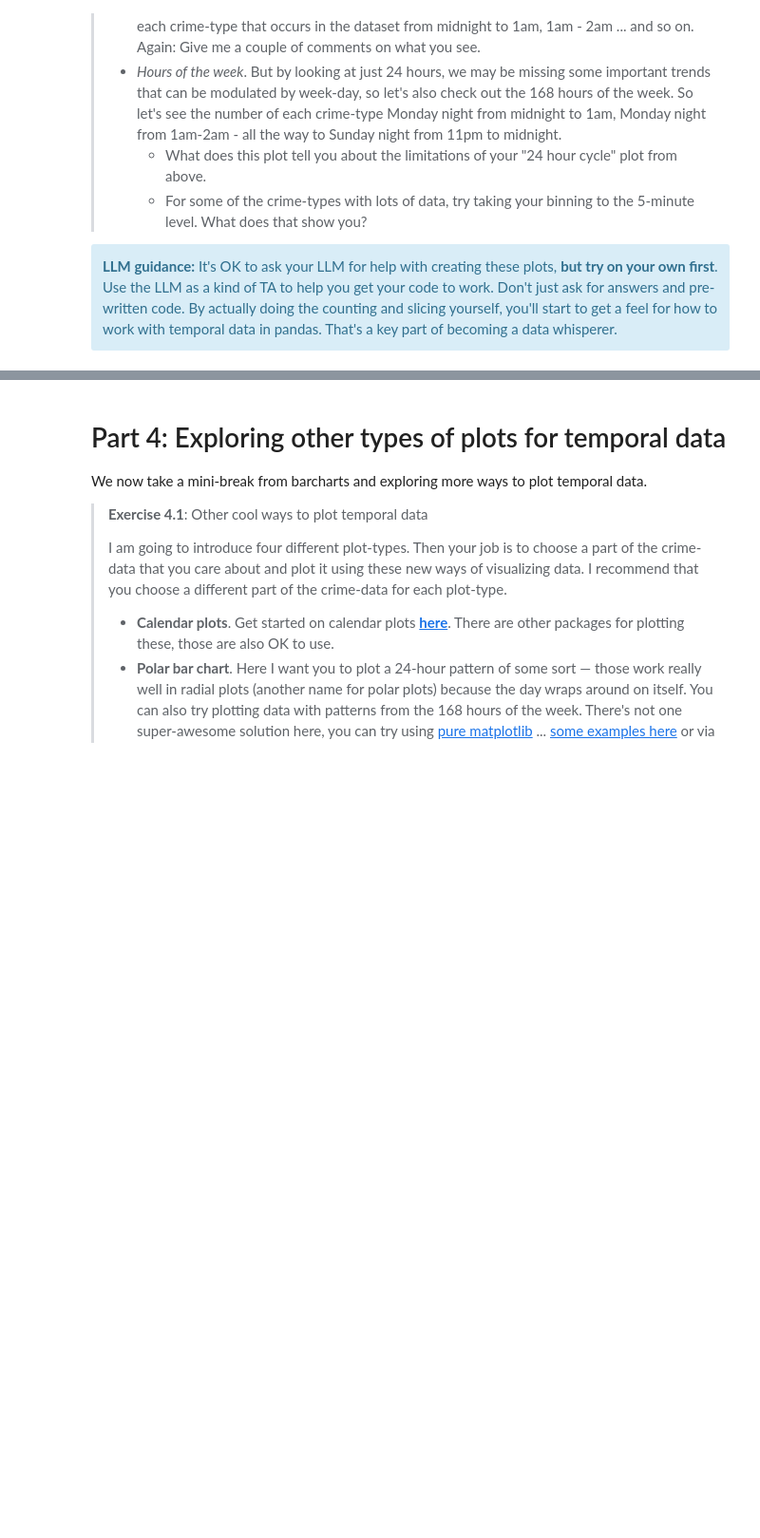
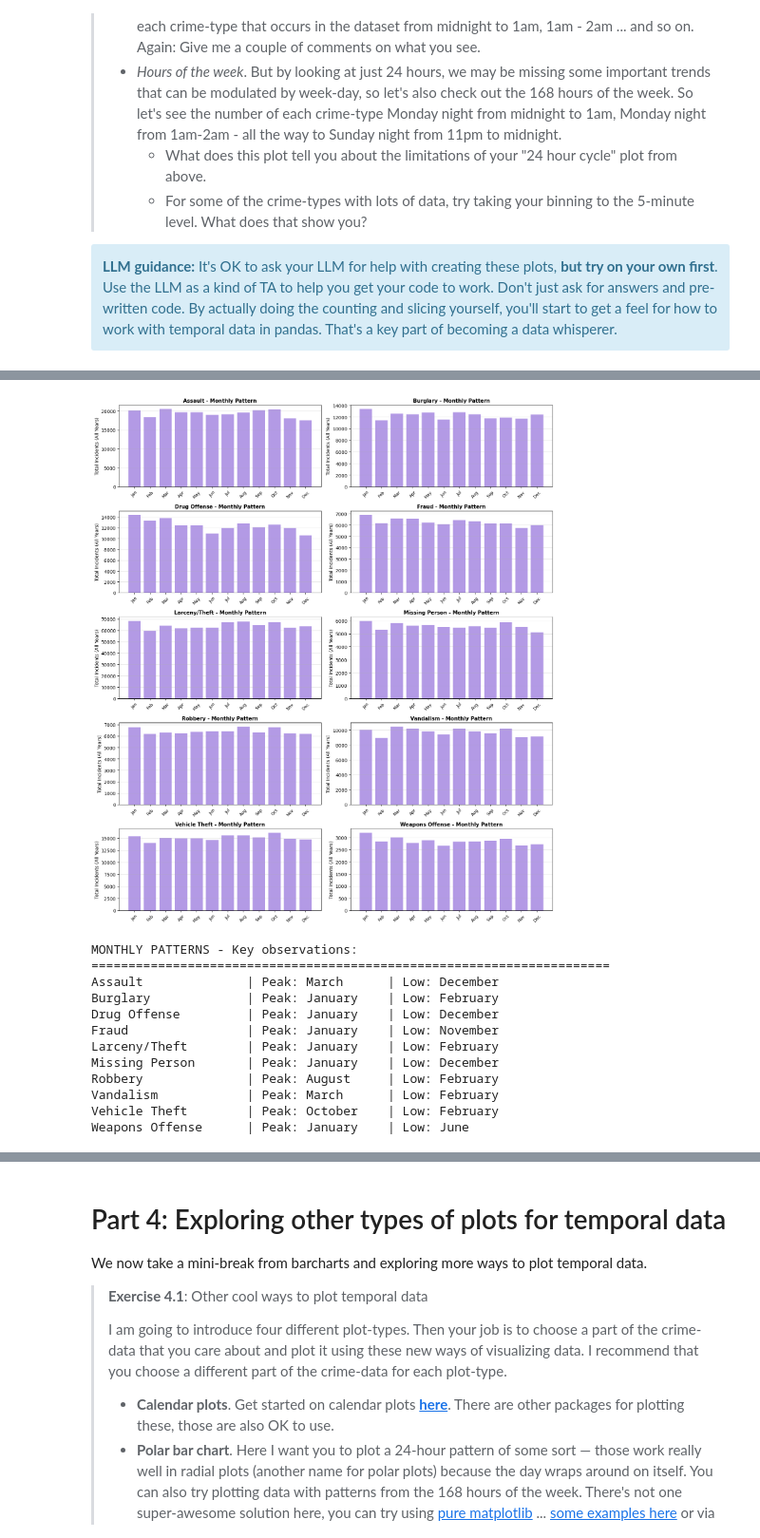
Before and after one commit to NumanBashir/02806-Social-Data-and-Visualization, a Jupyter notebook: Week2/Week2.ipynb, the cells around one changed output, grey strips where cells are left out. Shown at 95% size. Saved outputs shown, nothing was run; the diff lists cells and outputs as text; code cells hidden in the pictures; blank space fills up the shorter version.

```diff
--- a/Week2/Week2.ipynb
+++ b/Week2/Week2.ipynb
@@ -646,0 +1086,50 @@ Let's use our new mega dataset to look for interesting patterns in the big crime
+# %%
+# MONTHLY PATTERNS
+# Count crimes by month, ignoring year variation
+
+monthly_counts = merged_data.groupby(['Month', 'Month_Name', 'Crime_Type']).size().reset_index(name='Count')
+
+fig, axes = plt.subplots(5, 2, figsize=(14, 16))
+axes = axes.flatten()
+
+month_order = ['January', 'February', 'March', 'April', 'May', 'June',
+               'July', 'August', 'September', 'October', 'November', 'December']
+
+for idx, crime_type in enumerate(crime_types):
+    ax = axes[idx]
+    crime_data = monthly_counts[monthly_counts['Crime_Type'] == crime_type]
+    crime_data = crime_data.sort_values('Month')
+
+    bars = ax.bar(range(len(crime_data)), crime_data['Count'], color='mediumpurple', alpha=0.7)
+    ax.set_xticks(range(len(crime_data)))
+    ax.set_xticklabels([m[:3] for m in crime_data['Month_Name']], fontsize=9, rotation=45)
+    ax.set_title(f'{crime_type} - Monthly Pattern', fontsize=11, fontweight='bold')
+    ax.set_ylabel('Total Incidents (All Years)')
+    ax.grid(True, alpha=0.3, axis='y')
+
+plt.tight_layout()
+plt.savefig('temporal_3_monthly_patterns.png', dpi=150, bbox_inches='tight')
+plt.show()
+
+print("\nMONTHLY PATTERNS - Key observations:")
+print("=" * 70)
+for crime_type in crime_types:
+    crime_data = monthly_counts[monthly_counts['Crime_Type'] == crime_type]
+    crime_data_sorted = crime_data.sort_values('Count', ascending=False)
+    max_month = crime_data_sorted.iloc[0]['Month_Name']
+    min_month = crime_data_sorted.iloc[-1]['Month_Name']
+    print(f"{crime_type:20} | Peak: {max_month:10} | Low: {min_month:10}")
+# %% [output]
+[figure, added]
+MONTHLY PATTERNS - Key observations:
+======================================================================
+Assault              | Peak: March      | Low: December
+Burglary             | Peak: January    | Low: February
+Drug Offense         | Peak: January    | Low: December
+Fraud                | Peak: January    | Low: November
+Larceny/Theft        | Peak: January    | Low: February
+Missing Person       | Peak: January    | Low: December
+Robbery              | Peak: August     | Low: February
+Vandalism            | Peak: March      | Low: February
+Vehicle Theft        | Peak: October    | Low: February
+Weapons Offense      | Peak: January    | Low: June
```
Also changed, not shown: parts of 11 cells of this notebook, 7 other files.
